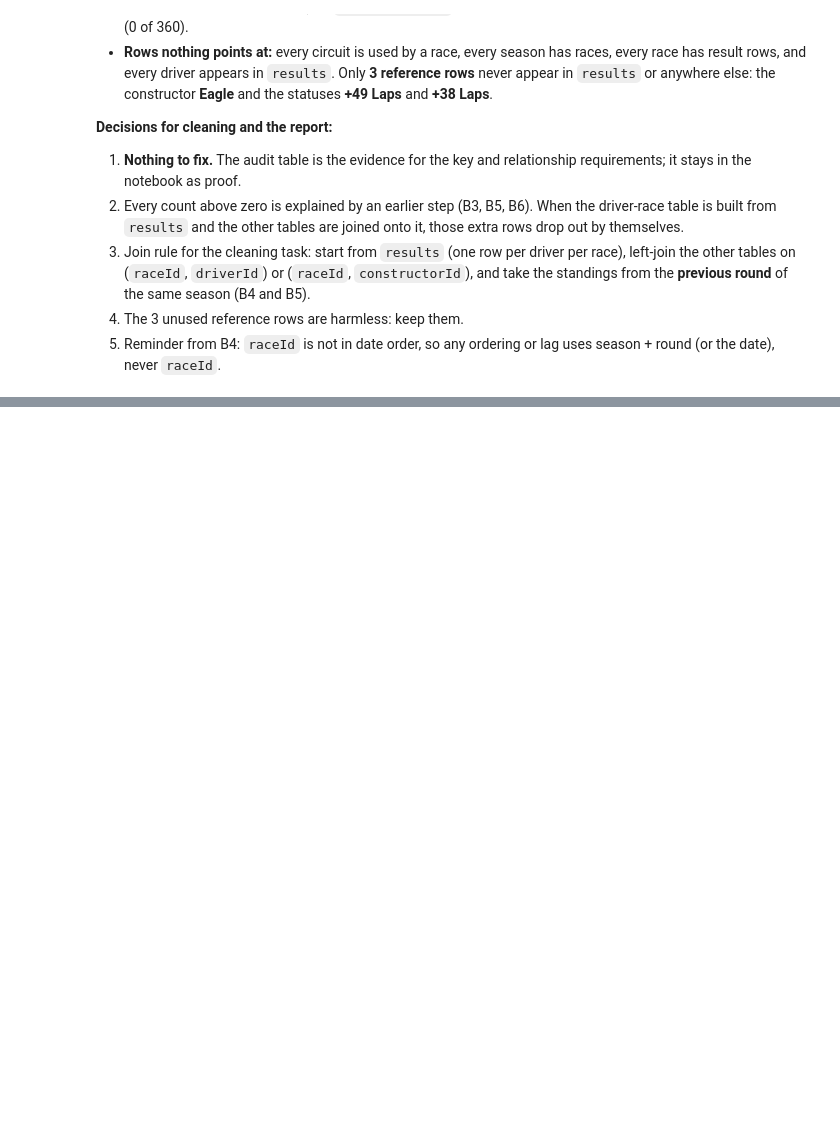
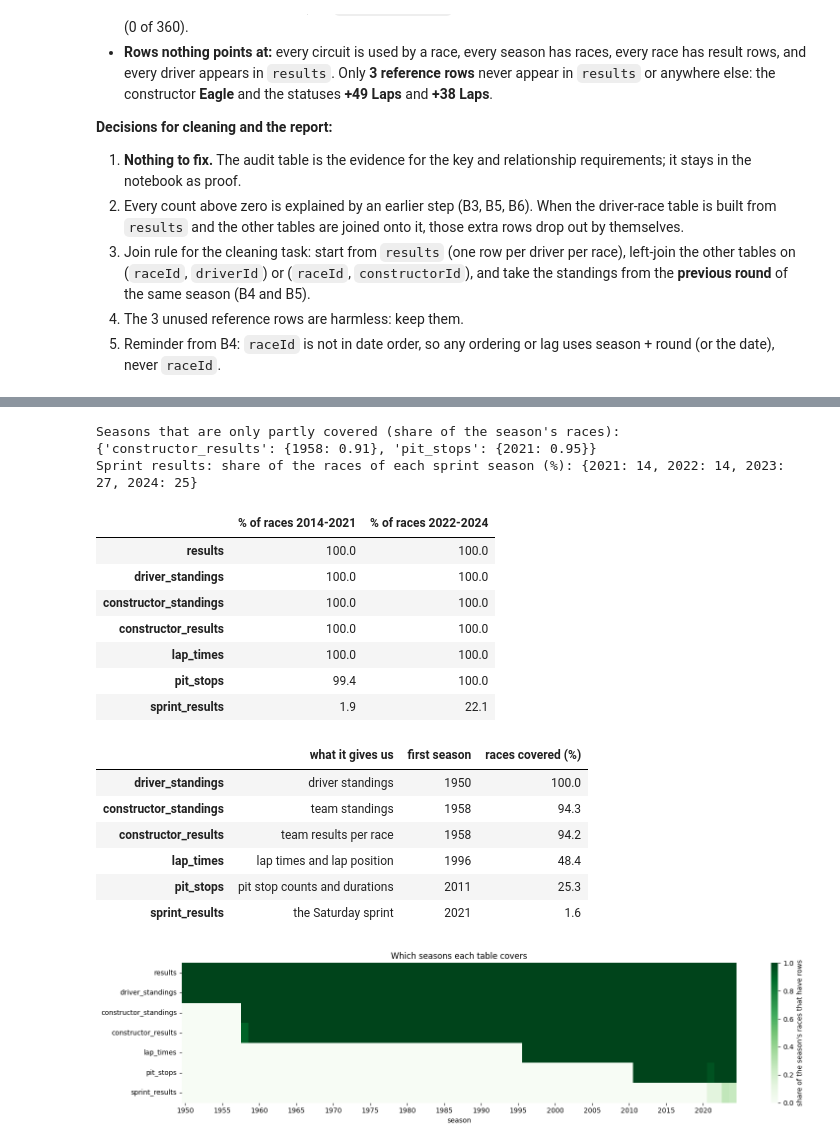
Before and after one commit to sal-tarek/ACL_F1_Predictions, a Jupyter notebook: sasa-dany-ms1-pre-cleaning.ipynb, the cells around one changed output, grey strips where cells are left out. Saved outputs shown, nothing was run; the diff lists cells and outputs as text; code cells hidden in the pictures; blank space fills up the shorter version.

Commit message:
D2: coverage over time - team tables from 1958, laps from 1996 (48%), pit stops from 2011 (25%), sprint from 2021 (1.6%); brief periods fully covered except sprint

```diff
--- a/sasa-dany-ms1-pre-cleaning.ipynb
+++ b/sasa-dany-ms1-pre-cleaning.ipynb
@@ -3030,0 +3036,52 @@ Id columns that contain something that is not a number: {}
+# %%
+# ==========================================================================================
+# D2 · Coverage over time: which seasons does each table cover?
+# ==========================================================================================
+
+# Why: our tables do not all cover the same years (lap times start in 1996, pit stops in 2011, sprints in 2021...). Any feature built
+# from them is missing in the earlier seasons. One picture shows it, and it goes into the report as a limitation of the data.
+per_race_tables = ["results", "driver_standings", "constructor_standings", "constructor_results", "lap_times", "pit_stops", "sprint_results"]   # results = the reference
+races_per_year = races.groupby("year").size()                                       # how many races each season had
+
+# ---------- 1. For every table and season: the share of that season's races that have rows ----------
+with_rows = pd.DataFrame({t: raw[t].assign(year=year_of(raw[t])).groupby("year").raceId.nunique() for t in per_race_tables})
+share = with_rows.reindex(range(1950, 2025)).fillna(0).div(races_per_year, axis=0)   # 1.0 = every race of the season has rows, 0.0 = none
+display(share.loc[[1950, 1957, 1958, 1995, 1996, 2010, 2011, 2020, 2021, 2024]].round(2))
+
+# ---------- 2. The whole history in numbers ----------
+summary = pd.DataFrame({
+    "first season": share.apply(lambda col: int(col[col > 0].index.min())),
+    "races with rows": [int(raw[t].raceId.nunique()) for t in share.columns],
+    "share of all 1,125 races (%)": [round(raw[t].raceId.nunique() / len(races) * 100, 1) for t in share.columns],
+    "seasons fully covered": (share == 1).sum(),
+    "seasons partly covered": ((share > 0) & (share < 1)).sum()})
+display(summary)
+partly = {t: {int(y): round(v, 2) for y, v in share[t][(share[t] > 0) & (share[t] < 1)].items()} for t in share.columns}
+print("Seasons that are only partly covered (share of the season's races):", {t: p for t, p in partly.items() if p and t != "sprint_results"})
+print("Sprint results: share of the races of each sprint season (%):", {y: round(v * 100) for y, v in partly["sprint_results"].items()})
+
+# ---------- 3. The two periods of the brief ----------
+periods = {"2014-2021": (2014, 2021), "2022-2024": (2022, 2024)}
+brief = pd.DataFrame({name: {t: round(float(with_rows[t].reindex(range(a, b + 1)).fillna(0).sum() / races_per_year.loc[a:b].sum() * 100), 1)
+                             for t in share.columns} for name, (a, b) in periods.items()})
+brief.columns = [f"% of races {c}" for c in brief.columns]
+display(brief)
+
+# ---------- 4. Which features exist in which era? ----------
+eras = pd.DataFrame({"what it gives us": ["driver standings", "team standings", "team results per race", "lap times and lap position",
+                                          "pit stop counts and durations", "the Saturday sprint"]},
+                    index=["driver_standings", "constructor_standings", "constructor_results", "lap_times", "pit_stops", "sprint_results"])
+eras["first season"] = summary.loc[eras.index, "first season"]
+eras["races covered (%)"] = summary.loc[eras.index, "share of all 1,125 races (%)"]
+display(eras)
+
+# ---------- 5. Plot (saved for the report) ----------
+os.makedirs("figures", exist_ok=True)
+plt.figure(figsize=(16, 3.8))
+sns.heatmap(share.T, cmap="Greens", vmin=0, vmax=1, xticklabels=5, cbar_kws={"label": "share of the season's races that have rows"})
+plt.title("Which seasons each table covers")
+plt.xlabel("season")
+plt.tight_layout()
+plt.savefig("figures/D2_coverage_over_time.png", dpi=120, bbox_inches="tight")
+plt.show()
+# %% [output]
@@ -3030,0 +3108,18 @@ Id columns that contain something that is not a number: {}
+Seasons that are only partly covered (share of the season's races): {'constructor_results': {1958: 0.91}, 'pit_stops': {2021: 0.95}}
+Sprint results: share of the races of each sprint season (%): {2021: 14, 2022: 14, 2023: 27, 2024: 25}
+|  | % of races 2014-2021 | % of races 2022-2024 |
+| results | 100.0 | 100.0 |
+| driver_standings | 100.0 | 100.0 |
+| constructor_standings | 100.0 | 100.0 |
+| constructor_results | 100.0 | 100.0 |
+| lap_times | 100.0 | 100.0 |
+| pit_stops | 99.4 | 100.0 |
+| sprint_results | 1.9 | 22.1 |
+|  | what it gives us | first season | races covered (%) |
+| driver_standings | driver standings | 1950 | 100.0 |
+| constructor_standings | team standings | 1958 | 94.3 |
+| constructor_results | team results per race | 1958 | 94.2 |
+| lap_times | lap times and lap position | 1996 | 48.4 |
+| pit_stops | pit stop counts and durations | 2011 | 25.3 |
+| sprint_results | the Saturday sprint | 2021 | 1.6 |
+[figure, added]
```
Also changed, not shown: parts of 3 cells of this notebook.
